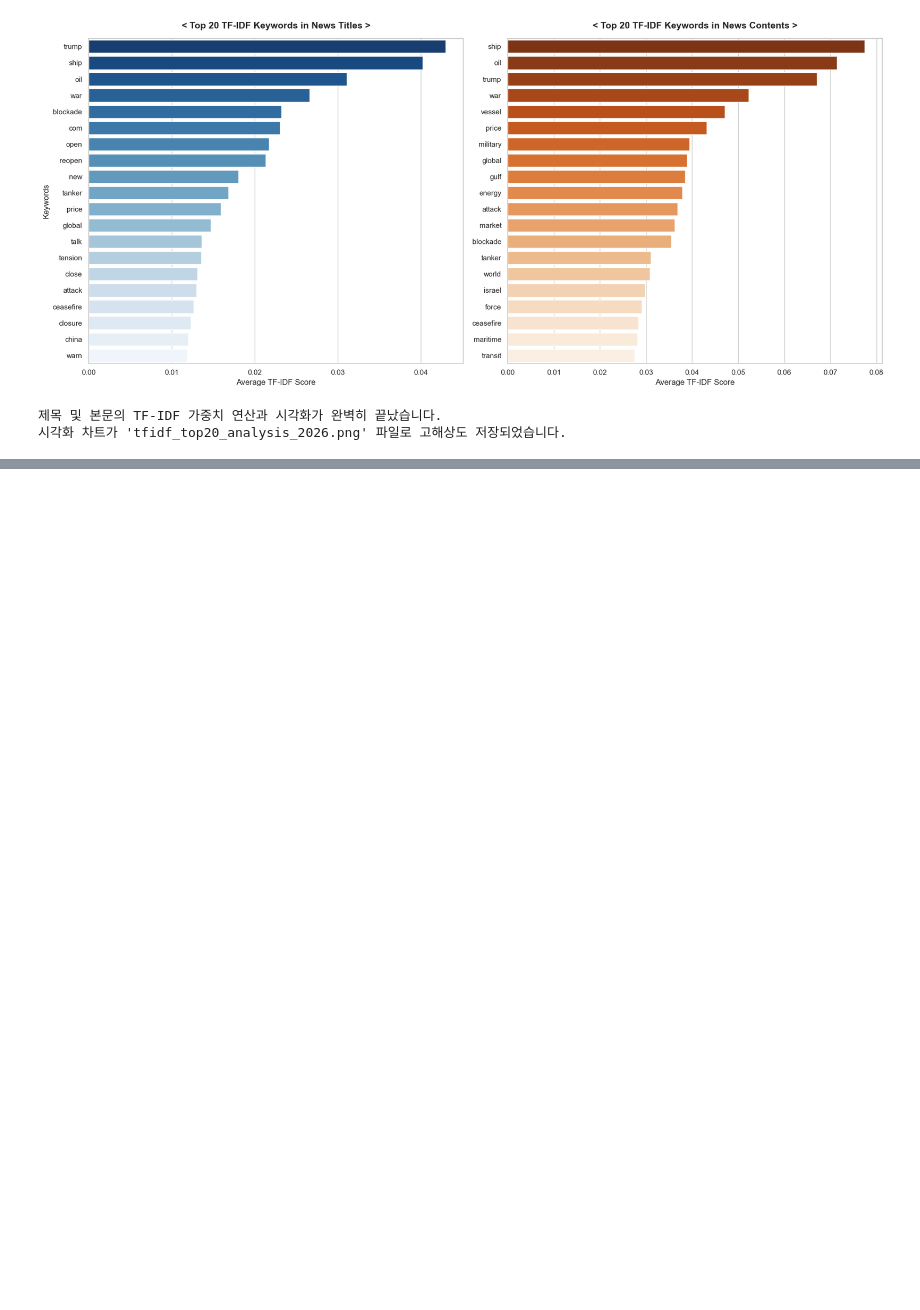
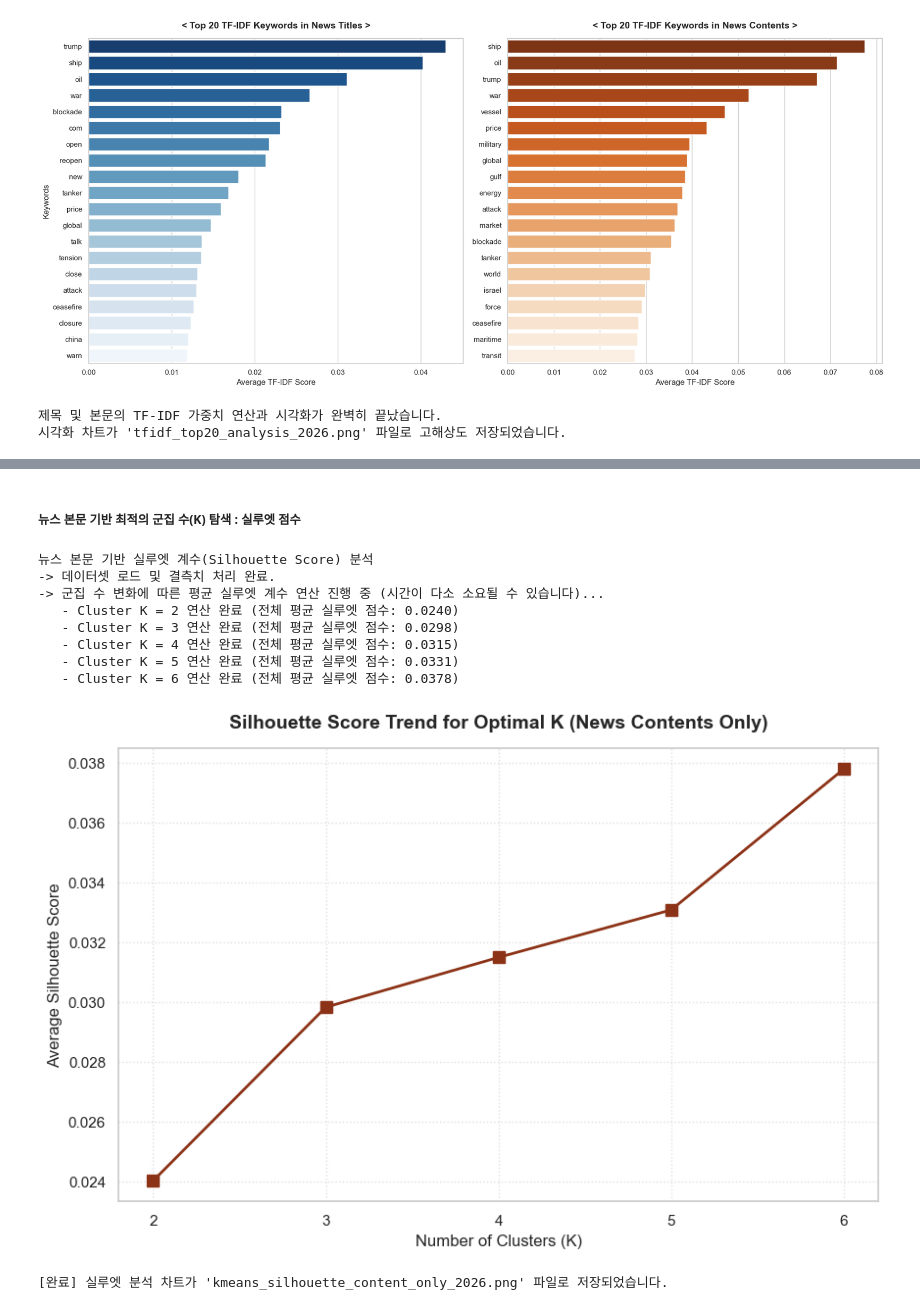
Before and after one commit to taehatae/Crawling_practice, a Jupyter notebook: 기말고사프로젝트/기말고사프로젝트_황태하.ipynb, the cells around one changed output, grey strips where cells are left out. Drawn from its saved outputs; the diff is of its cells as text; code cells hidden in the pictures; blank space fills up the shorter version.

```diff
--- a/기말고사프로젝트/기말고사프로젝트_황태하.ipynb
+++ b/기말고사프로젝트/기말고사프로젝트_황태하.ipynb
@@ -850,0 +923,67 @@ TF-IDF 알고리즘을 통해 **뉴스 제목(Titles)**과 **뉴스 본문(Conte
+# %% [markdown]
+##### 뉴스 본문 기반 최적의 군집 수(K) 탐색 : 실루엣 점수
+# %%
+import pandas as pd
+import matplotlib.pyplot as plt
+import seaborn as sns
+from sklearn.feature_extraction.text import TfidfVectorizer
+from sklearn.cluster import KMeans
+from sklearn.metrics import silhouette_score
+
+print("뉴스 본문 기반 실루엣 계수(Silhouette Score) 분석")
+
+# 1. 전처리 완료된 마스터 데이터셋 로드
+try:
+    df_final = pd.read_csv('global_news_cleaned_2026.csv')
+    df_final['cleaned_content'] = df_final['cleaned_content'].fillna('')
+    print("-> 데이터셋 로드 및 결측치 처리 완료.")
+except FileNotFoundError:
+    print("-> 'global_news_cleaned_2026.csv' 파일이 존재하지 않습니다. 이전 전처리 단계를 확인해 주세요.")
+
+# 2. 뉴스 본문(cleaned_content) 대상 TF-IDF 가중치 행렬 변환
+# 앞선 엘보우 분석과 동일한 차원(1,500 피처)을 유지하여 분석의 정합성 확보
+vectorizer = TfidfVectorizer(max_features=1500)
+tfidf_matrix = vectorizer.fit_transform(df_final['cleaned_content'])
+
+# 3. 군집 수(K) 변경에 따른 전체 평균 실루엣 계수 산출
+# 엘보우 관측 결과 유의미했던 대주제 구간(K = 2부터 6까지)을 집중 검증
+silhouette_avg_list = []
+k_range = range(2, 7)
+
+print("-> 군집 수 변화에 따른 평균 실루엣 계수 연산 진행 중 (시간이 다소 소요될 수 있습니다)...")
+for k in k_range:
+    # KMeans 모델 구축 및 라벨 생성
+    kmeans = KMeans(n_clusters=k, init='k-means++', max_iter=300, random_state=42, n_init=10)
+    cluster_labels = kmeans.fit_predict(tfidf_matrix)
+
+    # 전체 데이터셋의 평균 실루엣 점수 계산 (코사인 거리가 아닌 기본 유클리드 거리 기준)
+    silhouette_avg = silhouette_score(tfidf_matrix, cluster_labels)
+    silhouette_avg_list.append(silhouette_avg)
+    print(f"   - Cluster K = {k} 연산 완료 (전체 평균 실루엣 점수: {silhouette_avg:.4f})")
+
+# 4. 실루엣 점수 추이 시각화 (본문 전용 테마 오렌지/브라운 톤 적용)
+plt.figure(figsize=(10, 6))
+plt.plot(k_range, silhouette_avg_list, marker='s', linestyle='-', color='#8c3216', linewidth=2, markersize=8)
+plt.title('Silhouette Score Trend for Optimal K (News Contents Only)', fontsize=14, fontweight='bold', pad=15)
+plt.xlabel('Number of Clusters (K)', fontsize=12)
+plt.ylabel('Average Silhouette Score', fontsize=12)
+plt.xticks(k_range)
+plt.grid(True, linestyle=':', alpha=0.6)
+
+# 고해상도 그래프 플롯 이미지 파일 저장
+SILHOUETTE_IMAGE_NAME = 'kmeans_silhouette_content_only_2026.png'
+plt.savefig(SILHOUETTE_IMAGE_NAME, dpi=300, bbox_inches='tight')
+plt.show()
+
+print(f"\n[완료] 실루엣 분석 차트가 '{SILHOUETTE_IMAGE_NAME}' 파일로 저장되었습니다.")
+# %% [output]
+뉴스 본문 기반 실루엣 계수(Silhouette Score) 분석
+-> 데이터셋 로드 및 결측치 처리 완료.
+-> 군집 수 변화에 따른 평균 실루엣 계수 연산 진행 중 (시간이 다소 소요될 수 있습니다)...
+   - Cluster K = 2 연산 완료 (전체 평균 실루엣 점수: 0.0240)
+   - Cluster K = 3 연산 완료 (전체 평균 실루엣 점수: 0.0298)
+   - Cluster K = 4 연산 완료 (전체 평균 실루엣 점수: 0.0315)
+   - Cluster K = 5 연산 완료 (전체 평균 실루엣 점수: 0.0331)
+   - Cluster K = 6 연산 완료 (전체 평균 실루엣 점수: 0.0378)
+[figure, added]
+[완료] 실루엣 분석 차트가 'kmeans_silhouette_content_only_2026.png' 파일로 저장되었습니다.
```
Also changed, not shown: parts of 6 cells of this notebook, 2 other files.
